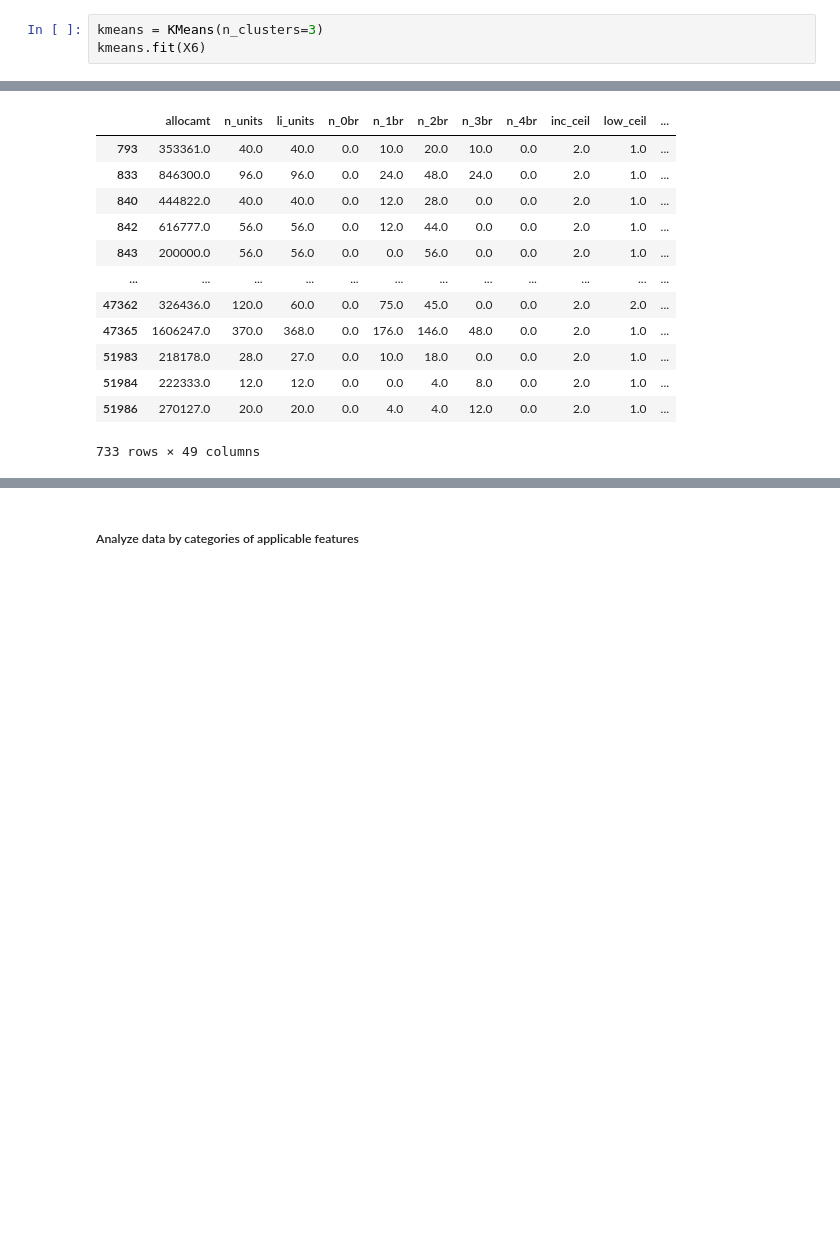
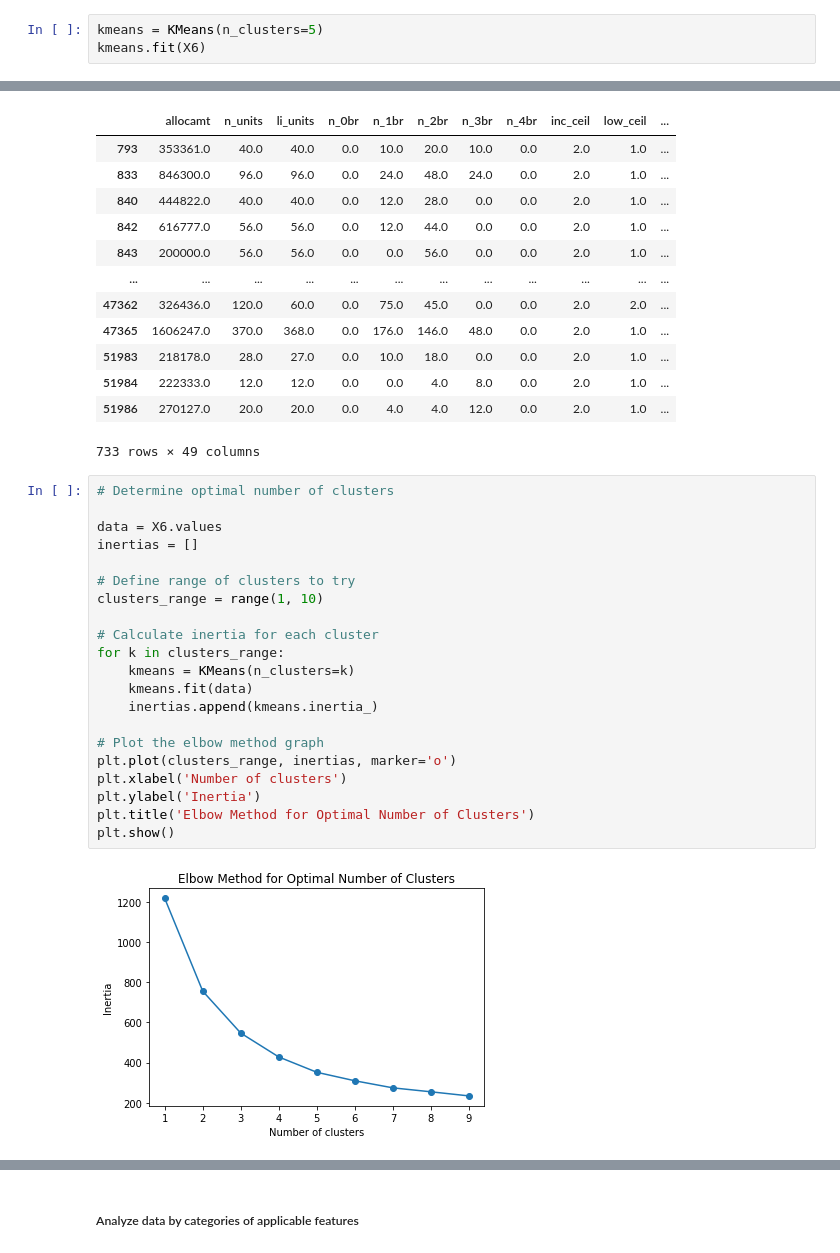
Before and after one commit to pndang/ULI-UCSD-H2H, a Jupyter notebook: LIHTC_analysis/clustering-analysis.ipynb, the cells around one changed output, grey strips where cells are left out. Cells and saved outputs as stored; diff of their text form; blank space fills up the shorter version.

Commit message:
add elbow and sillhouette methods

```diff
--- a/LIHTC_analysis/clustering-analysis.ipynb
+++ b/LIHTC_analysis/clustering-analysis.ipynb
@@ -941,6 +941,6 @@ accuracy_score(y6Resamp, [0]*len(y6Resamp))
 # %% [output]
 0.5
 # %%
-kmeans = KMeans(n_clusters=3)
+kmeans = KMeans(n_clusters=5)
 kmeans.fit(X6)
 # %% [output]
@@ -1035,3 +1035,26 @@ df
 | 51984 | 222333.0 | 12.0 | 12.0 | 0.0 | 0.0 | 4.0 | 8.0 | 0.0 | 2.0 | 1.0 | ... |
 | 51986 | 270127.0 | 20.0 | 20.0 | 0.0 | 4.0 | 4.0 | 12.0 | 0.0 | 2.0 | 1.0 | ... |
 733 rows × 49 columns
+# %%
+# Determine optimal number of clusters
+
+data = X6.values
+inertias = []
+
+# Define range of clusters to try
+clusters_range = range(1, 10)
+
+# Calculate inertia for each cluster
+for k in clusters_range:
+    kmeans = KMeans(n_clusters=k)
+    kmeans.fit(data)
+    inertias.append(kmeans.inertia_)
+
+# Plot the elbow method graph
+plt.plot(clusters_range, inertias, marker='o')
+plt.xlabel('Number of clusters')
+plt.ylabel('Inertia')
+plt.title('Elbow Method for Optimal Number of Clusters')
+plt.show()
+# %% [output]
+[figure, added]
```
Also changed, not shown: parts of 38 cells of this notebook.
